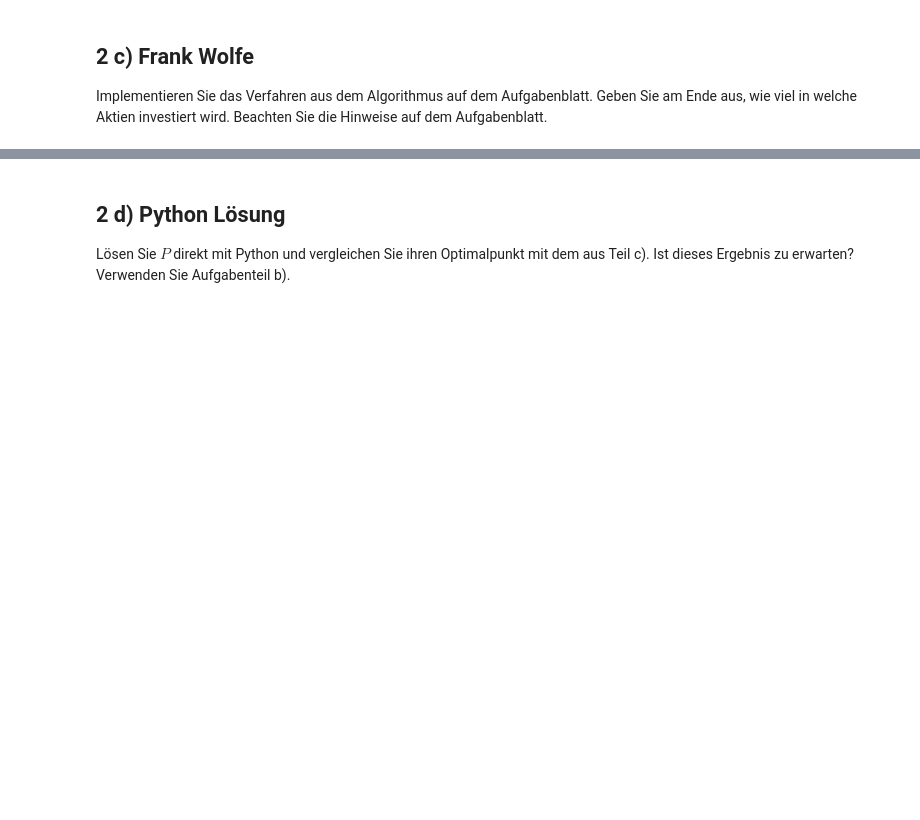
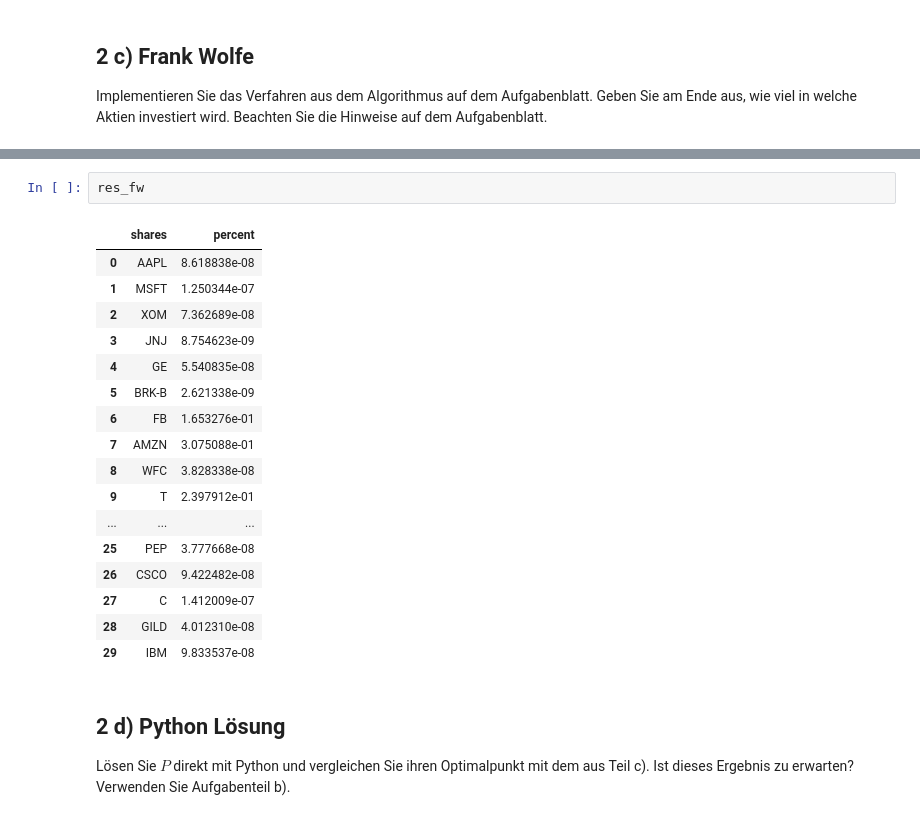
Before and after one commit to ngminh-jo/global_opt, a Jupyter notebook: sonderubung2/Python_2aufgabe/Sonderuebung2.ipynb, the cells around one changed output, grey strips where cells are left out. Cells and saved outputs as stored; diff of their text form; blank space fills up the shorter version.

```diff
--- a/sonderubung2/Python_2aufgabe/Sonderuebung2.ipynb
+++ b/sonderubung2/Python_2aufgabe/Sonderuebung2.ipynb
@@ -137,3 +239,23 @@ print(problem_S(x_0, d_1))
+# %%
+res_fw
+# %% [output]
+|  | shares | percent |
+| 0 | AAPL | 8.618838e-08 |
+| 1 | MSFT | 1.250344e-07 |
+| 2 | XOM | 7.362689e-08 |
+| 3 | JNJ | 8.754623e-09 |
+| 4 | GE | 5.540835e-08 |
+| 5 | BRK-B | 2.621338e-09 |
+| 6 | FB | 1.653276e-01 |
+| 7 | AMZN | 3.075088e-01 |
+| 8 | WFC | 3.828338e-08 |
+| 9 | T | 2.397912e-01 |
+| ... | ... | ... |
+| 25 | PEP | 3.777668e-08 |
+| 26 | CSCO | 9.422482e-08 |
+| 27 | C | 1.412009e-07 |
+| 28 | GILD | 4.012310e-08 |
+| 29 | IBM | 9.833537e-08 |
 # %% [markdown]
 ## 2 d) Python Lösung
 Lösen Sie $P$ direkt mit Python und vergleichen Sie ihren Optimalpunkt mit dem aus Teil c). Ist dieses Ergebnis zu erwarten? Verwenden Sie Aufgabenteil b).
```
Also changed, not shown: parts of 35 cells of this notebook, 3 other files.
